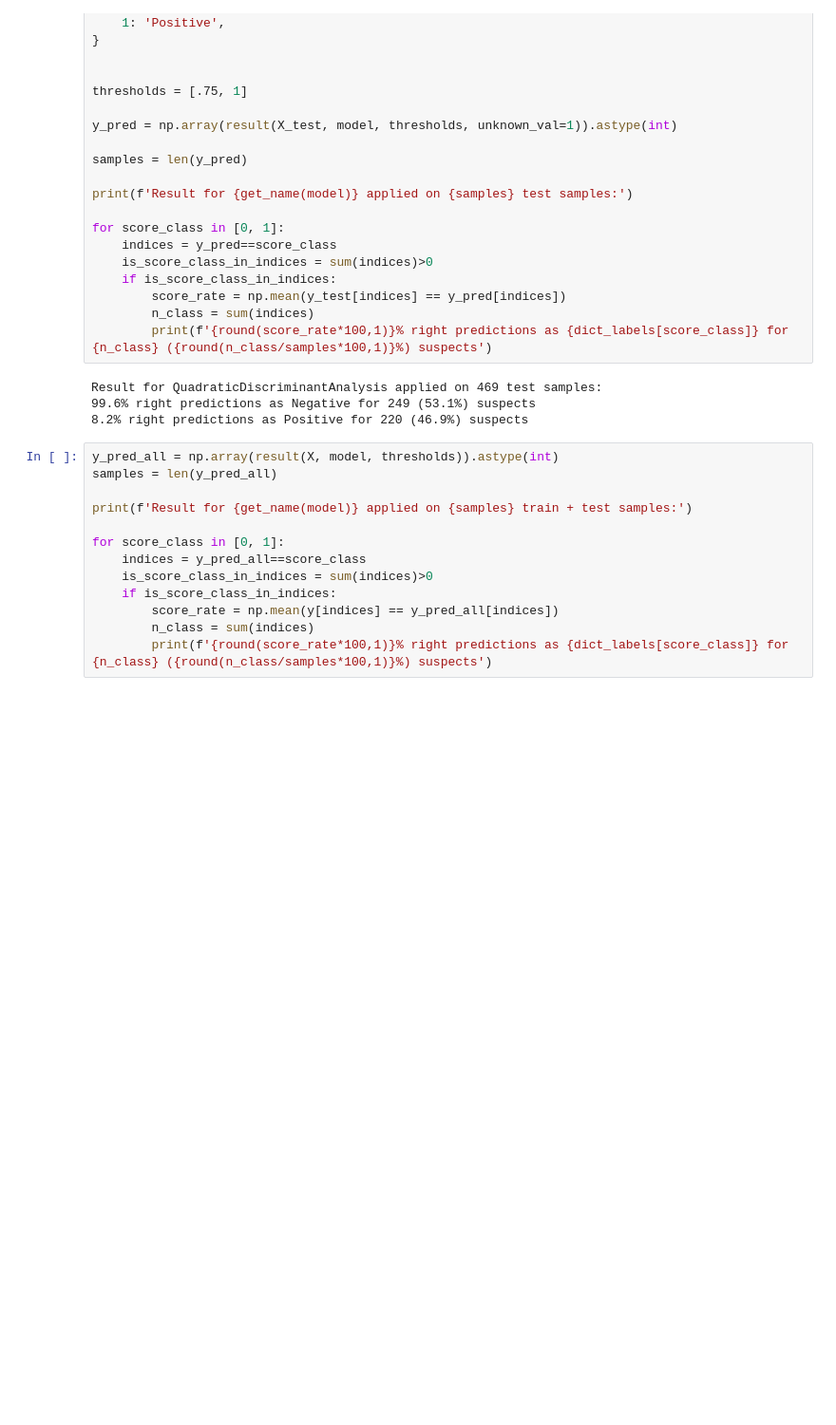
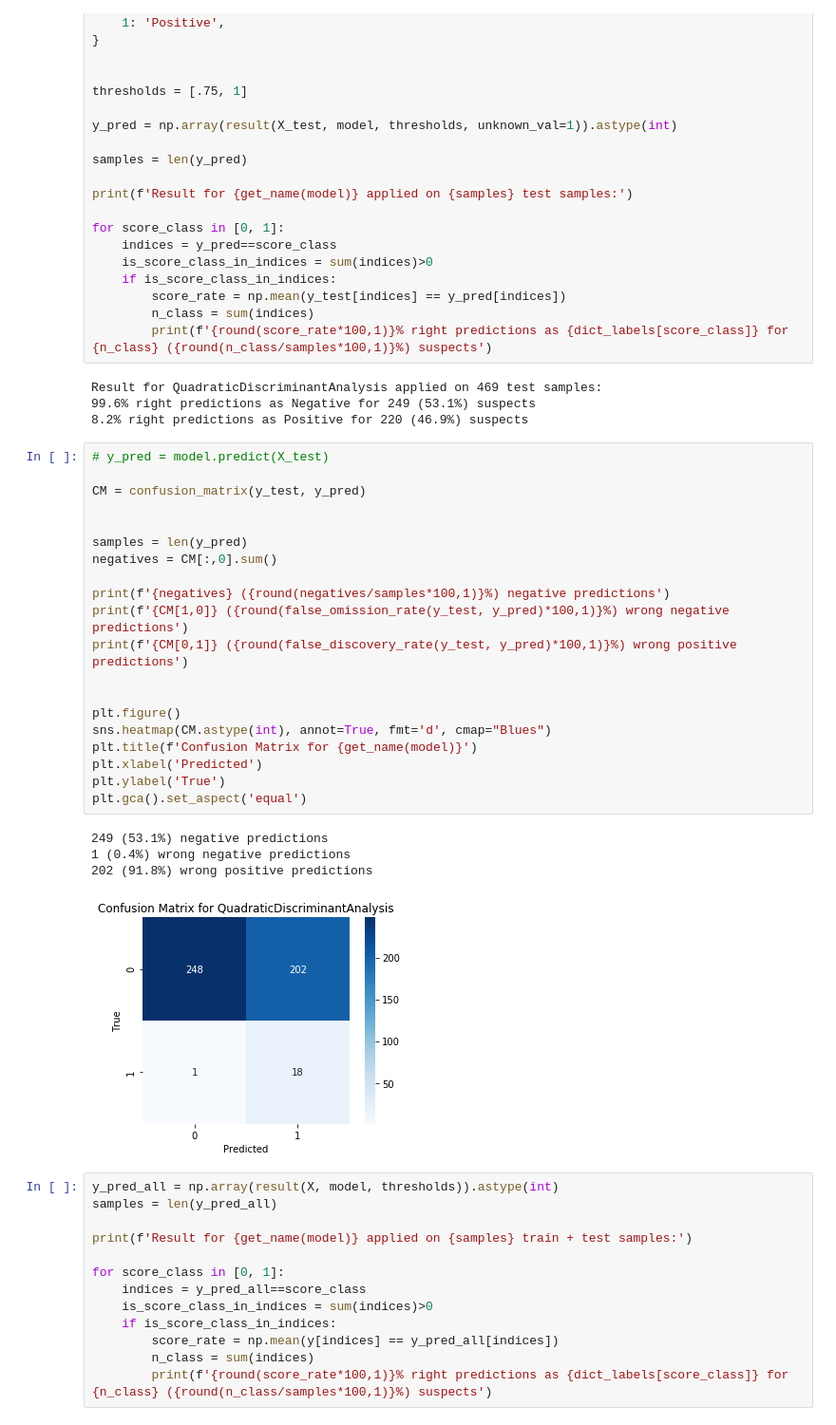
Before and after one commit to diogodutra/COVID-19-Albert_Eintein, a Jupyter notebook: COVID-19_Albert_Einstein.ipynb, the cells around one changed output. Shown at 95% size. Drawn from its saved outputs; the diff is of its cells as text; blank space fills up the shorter version.

Commit message:
Added Confusion Matrix for tuned model

```diff
--- a/COVID-19_Albert_Einstein.ipynb
+++ b/COVID-19_Albert_Einstein.ipynb
@@ -909,6 +909,31 @@ for score_class in [0, 1]:
 Result for QuadraticDiscriminantAnalysis applied on 469 test samples:
 99.6% right predictions as Negative for 249 (53.1%) suspects
 8.2% right predictions as Positive for 220 (46.9%) suspects
+# %%
+# y_pred = model.predict(X_test)
+
+CM = confusion_matrix(y_test, y_pred)
+
+
+samples = len(y_pred)
+negatives = CM[:,0].sum()
+
+print(f'{negatives} ({round(negatives/samples*100,1)}%) negative predictions')
+print(f'{CM[1,0]} ({round(false_omission_rate(y_test, y_pred)*100,1)}%) wrong negative predictions')
+print(f'{CM[0,1]} ({round(false_discovery_rate(y_test, y_pred)*100,1)}%) wrong positive predictions')
+
+
+plt.figure()
+sns.heatmap(CM.astype(int), annot=True, fmt='d', cmap="Blues")
+plt.title(f'Confusion Matrix for {get_name(model)}')
+plt.xlabel('Predicted')
+plt.ylabel('True')
+plt.gca().set_aspect('equal')
+# %% [output]
+249 (53.1%) negative predictions
+1 (0.4%) wrong negative predictions
+202 (91.8%) wrong positive predictions
+[figure, added]
 # %%
 y_pred_all = np.array(result(X, model, thresholds)).astype(int)
 samples = len(y_pred_all)
```
